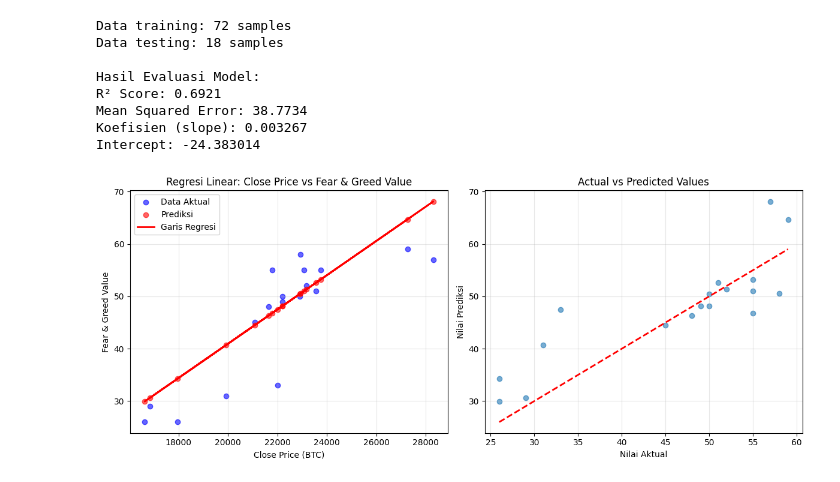
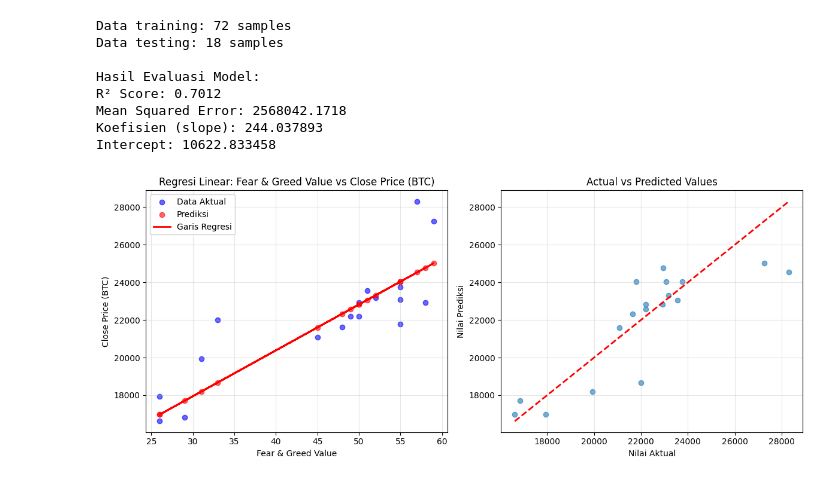
Before and after one commit to Kurt-Mikhael/Tubes-Lidia, a Jupyter notebook: korelasi _dan_regresi.ipynb, the cells around one changed output. Saved outputs shown, nothing was run; the diff lists cells and outputs as text; code cells hidden in the pictures.

Commit message:
fix:korelasi dan regresi

```diff
--- a/korelasi _dan_regresi.ipynb
+++ b/korelasi _dan_regresi.ipynb
@@ -49,8 +124,8 @@ import numpy as np
 import matplotlib.pyplot as plt
 
 # Pisahkan antara X untuk model dan X untuk prediksi
-X = numeric_df[['Close']]
-y = numeric_df['Value']
+X = numeric_df[['Value']]
+y = numeric_df['Close']
 
 # Split data menjadi training dan testing set (80% untuk training, 20% untuk testing)
 X_train, X_test, y_train, y_test = train_test_split(X, y, test_size=0.2, random_state=42)
@@ -78,38 +153,38 @@ print(f"Mean Squared Error: {mse:.4f}")
 print(f"Koefisien (slope): {model.coef_[0]:.6f}")
 print(f"Intercept: {model.intercept_:.6f}")
 
 # Visualisasi hasil
 plt.figure(figsize=(12, 5))
 
 # Plot 1: Scatter plot dengan garis regresi
 plt.subplot(1, 2, 1)
 plt.scatter(X_test, y_test, alpha=0.6, label='Data Aktual', color='blue')
 plt.scatter(X_test, y_pred, alpha=0.6, label='Prediksi', color='red')
 plt.plot(X_test, y_pred, color='red', linewidth=2, label='Garis Regresi')
-plt.xlabel('Close Price (BTC)')
-plt.ylabel('Fear & Greed Value')
-plt.title('Regresi Linear: Close Price vs Fear & Greed Value')
+plt.xlabel('Fear & Greed Value')
+plt.ylabel('Close Price (BTC)')
+plt.title('Regresi Linear: Fear & Greed Value vs Close Price (BTC)')
 plt.legend()
 plt.grid(True, alpha=0.3)
 
 # Plot 2: Actual vs Predicted
 plt.subplot(1, 2, 2)
 plt.scatter(y_test, y_pred, alpha=0.6)
 plt.plot([y_test.min(), y_test.max()], [y_test.min(), y_test.max()], 'r--', linewidth=2)
 plt.xlabel('Nilai Aktual')
 plt.ylabel('Nilai Prediksi')
 plt.title('Actual vs Predicted Values')
 plt.grid(True, alpha=0.3)
 
 plt.tight_layout()
 plt.show()
 # %% [output]
 Data training: 72 samples
 Data testing: 18 samples
 
 Hasil Evaluasi Model:
-R² Score: 0.6921
-Mean Squared Error: 38.7734
-Koefisien (slope): 0.003267
-Intercept: -24.383014
+R² Score: 0.7012
+Mean Squared Error: 2568042.1718
+Koefisien (slope): 244.037893
+Intercept: 10622.833458
-[figure, old version]
+[figure, new version]
```
Also changed, not shown: parts of 2 cells of this notebook.
